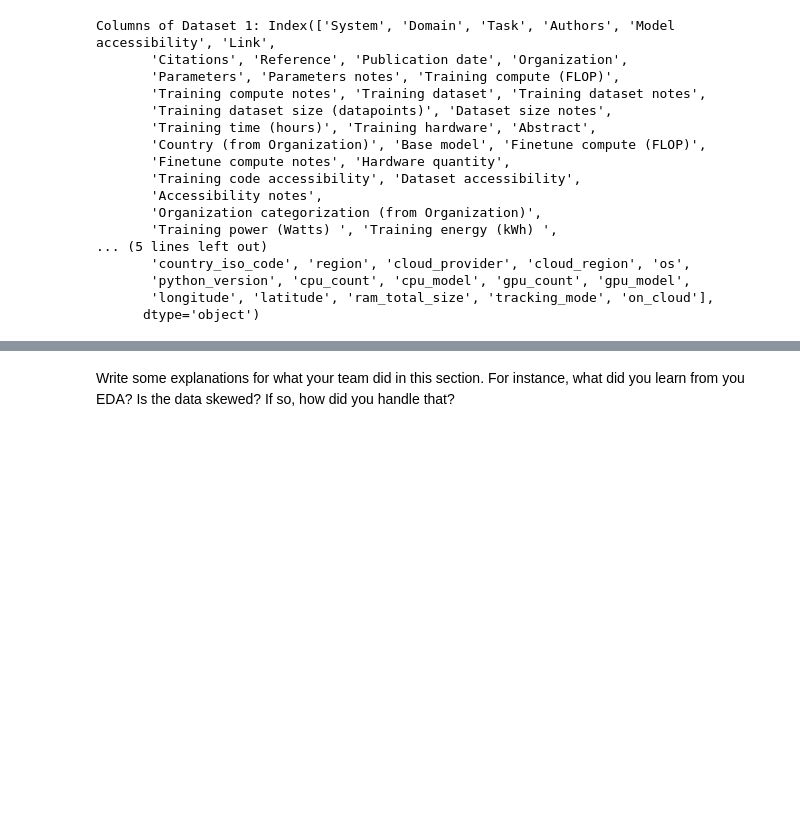
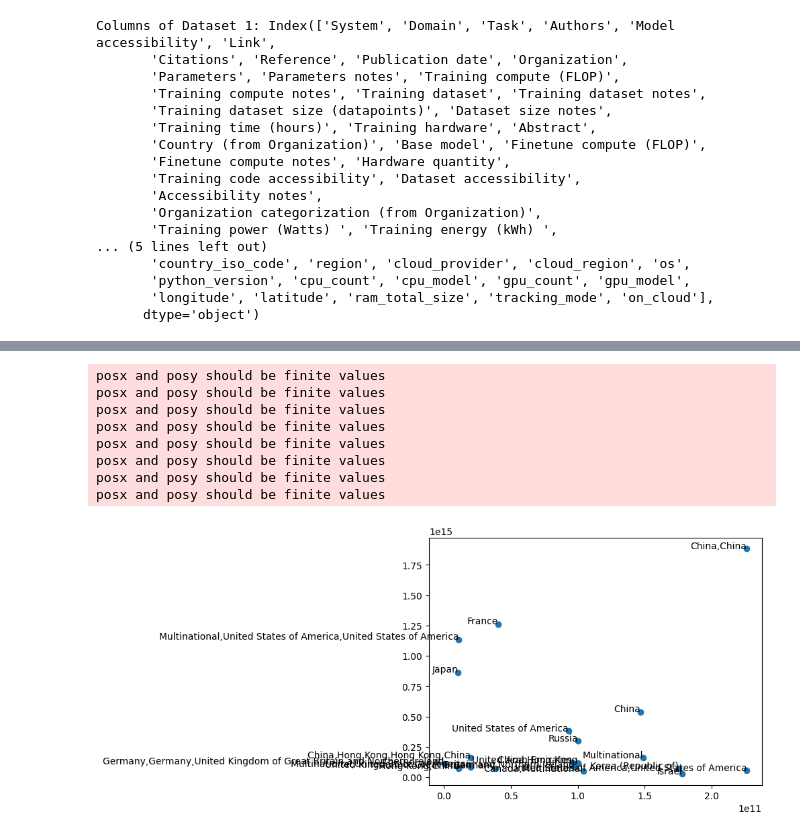
Before and after one commit to Burgundy800020/AI_sus_repo, a Jupyter notebook: Starter.ipynb, the cells around one changed output, grey strips where cells are left out. Saved outputs shown, nothing was run; the diff lists cells and outputs as text; code cells hidden in the pictures; blank space fills up the shorter version.

Commit message:
set 2 graphics

```diff
--- a/Starter.ipynb
+++ b/Starter.ipynb
@@ -65,0 +94,7 @@ Write some explanations for what your team did in this section. For instance, ho
+# %%
+df_1 = df_1[['Country (from Organization)', 'Organization categorization (from Organization)', 'Parameters', 'Training compute (FLOP)',\
+      'Training dataset size (datapoints)', 'Training power (Watts) ']]
+# %%
+df_1.dropna(subset=['Training power (Watts) '], axis=0, inplace=True)
+df_1.reset_index(drop=True, inplace=True)
+df_1
@@ -65,0 +137,3 @@ Write some explanations for what your team did in this section. For instance, ho
+# %%
+by_country = df_1.drop(['Organization categorization (from Organization)'], axis=1).groupby('Country (from Organization)').mean()
+by_country
@@ -65,0 +159,17 @@ Write some explanations for what your team did in this section. For instance, ho
+# %%
+plt.scatter(by_country['Parameters'], by_country['Training power (Watts) '], label=by_country.index.tolist())
+countries = by_country.index.tolist()
+for i in range(by_country.shape[0]):
+    plt.text(by_country.loc[countries[i], 'Parameters'], by_country.loc[countries[i], 'Training power (Watts) '],\
+             countries[i], fontsize=10, ha='right')
+#plt.savefig('results/set1/countries.png')
+# %% [output]
+posx and posy should be finite values
+posx and posy should be finite values
+posx and posy should be finite values
+posx and posy should be finite values
+posx and posy should be finite values
+posx and posy should be finite values
+posx and posy should be finite values
+posx and posy should be finite values
+[figure, added]
@@ -68,2 +189,0 @@ Write some explanations for what your team did in this section. For instance, ho
-# %% [markdown]
-Write some explanations for what your team did in this section. For instance, what did you learn from you EDA? Is the data skewed? If so, how did you handle that?
```
Also changed, not shown: parts of 29 cells of this notebook, 6 other files.
